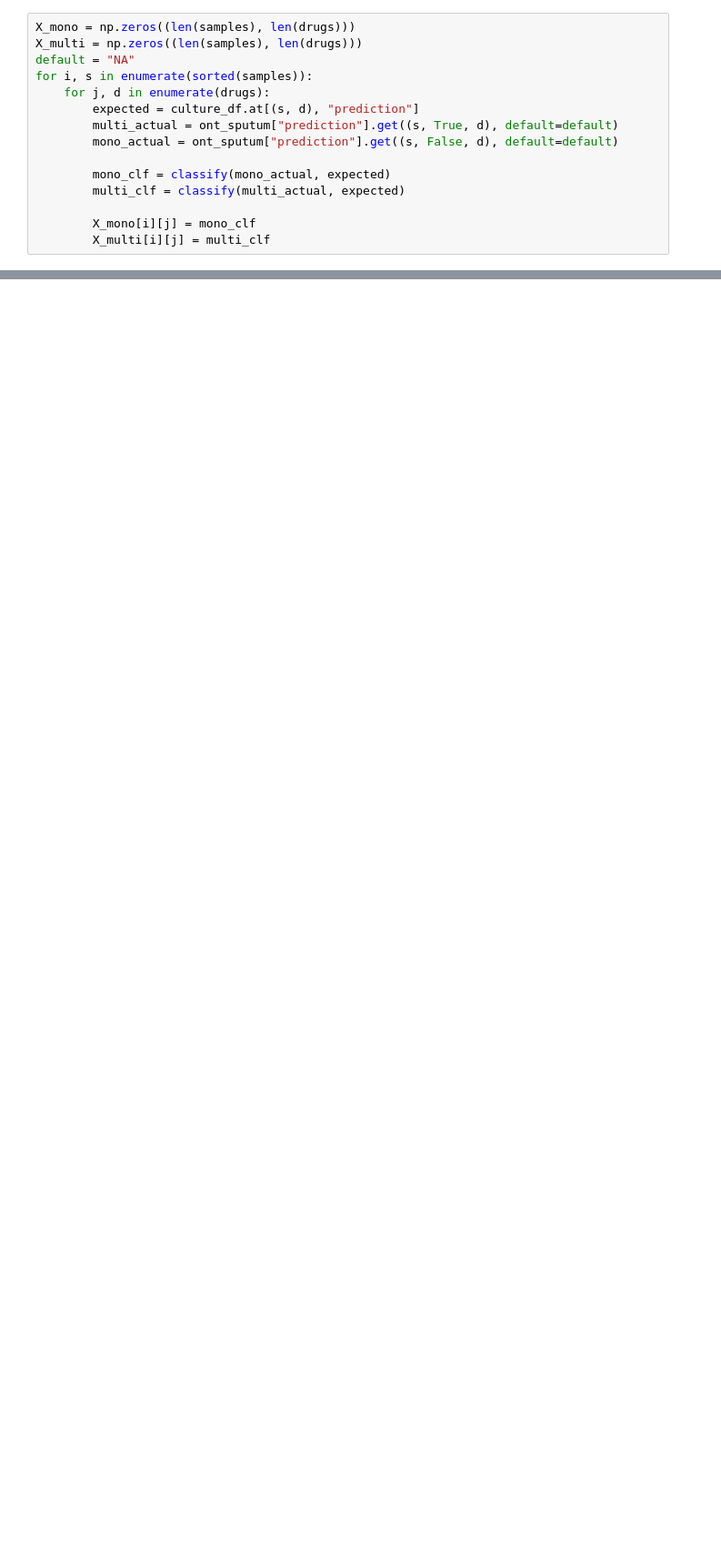
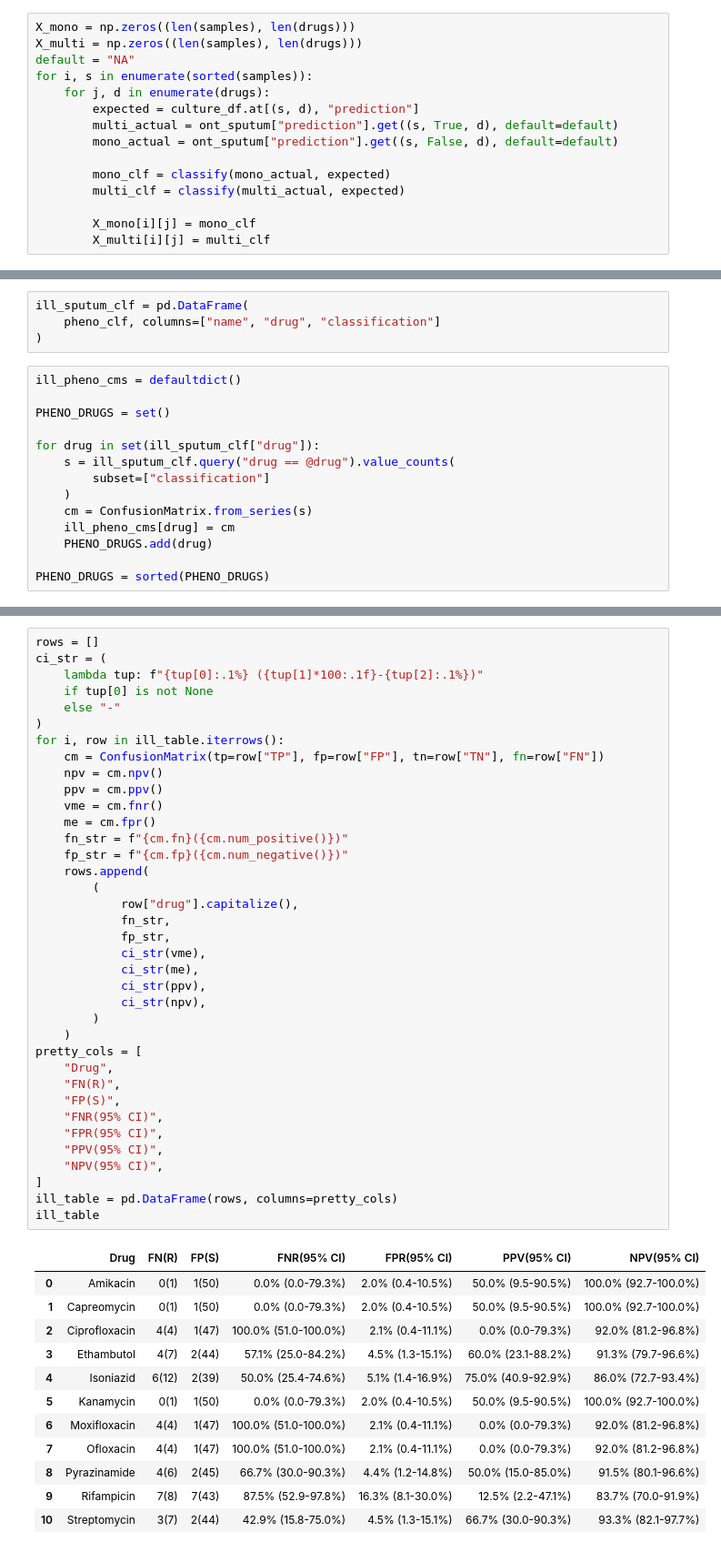
Before and after one commit to iqbal-lab-org/tb-sputum-project, a Jupyter notebook: workflow/notebooks/dst_eda.ipynb, the cells around one changed output, grey strips where cells are left out. Shown at 91% size. Saved outputs shown, nothing was run; the diff lists cells and outputs as text; blank space fills up the shorter version.

```diff
--- a/workflow/notebooks/dst_eda.ipynb
+++ b/workflow/notebooks/dst_eda.ipynb
@@ -326,0 +513,18 @@ plt.show()
+# %%
+ill_sputum_clf = pd.DataFrame(
+    pheno_clf, columns=["name", "drug", "classification"]
+)
+# %%
+ill_pheno_cms = defaultdict()
+
+PHENO_DRUGS = set()
+
+for drug in set(ill_sputum_clf["drug"]):
+    s = ill_sputum_clf.query("drug == @drug").value_counts(
+        subset=["classification"]
+    )
+    cm = ConfusionMatrix.from_series(s)
+    ill_pheno_cms[drug] = cm
+    PHENO_DRUGS.add(drug)
+
+PHENO_DRUGS = sorted(PHENO_DRUGS)
@@ -326,0 +575,50 @@ plt.show()
+# %%
+rows = []
+ci_str = (
+    lambda tup: f"{tup[0]:.1%} ({tup[1]*100:.1f}-{tup[2]:.1%})"
+    if tup[0] is not None
+    else "-"
+)
+for i, row in ill_table.iterrows():
+    cm = ConfusionMatrix(tp=row["TP"], fp=row["FP"], tn=row["TN"], fn=row["FN"])
+    npv = cm.npv()
+    ppv = cm.ppv()
+    vme = cm.fnr()
+    me = cm.fpr()
+    fn_str = f"{cm.fn}({cm.num_positive()})"
+    fp_str = f"{cm.fp}({cm.num_negative()})"
+    rows.append(
+        (
+            row["drug"].capitalize(),
+            fn_str,
+            fp_str,
+            ci_str(vme),
+            ci_str(me),
+            ci_str(ppv),
+            ci_str(npv),
+        )
+    )
+pretty_cols = [
+    "Drug",
+    "FN(R)",
+    "FP(S)",
+    "FNR(95% CI)",
+    "FPR(95% CI)",
+    "PPV(95% CI)",
+    "NPV(95% CI)",
+]
+ill_table = pd.DataFrame(rows, columns=pretty_cols)
+ill_table
+# %% [output]
+|  | Drug | FN(R) | FP(S) | FNR(95% CI) | FPR(95% CI) | PPV(95% CI) | NPV(95% CI) |
+| 0 | Amikacin | 0(1) | 1(50) | 0.0% (0.0-79.3%) | 2.0% (0.4-10.5%) | 50.0% (9.5-90.5%) | 100.0% (92.7-100.0%) |
+| 1 | Capreomycin | 0(1) | 1(50) | 0.0% (0.0-79.3%) | 2.0% (0.4-10.5%) | 50.0% (9.5-90.5%) | 100.0% (92.7-100.0%) |
+| 2 | Ciprofloxacin | 4(4) | 1(47) | 100.0% (51.0-100.0%) | 2.1% (0.4-11.1%) | 0.0% (0.0-79.3%) | 92.0% (81.2-96.8%) |
+| 3 | Ethambutol | 4(7) | 2(44) | 57.1% (25.0-84.2%) | 4.5% (1.3-15.1%) | 60.0% (23.1-88.2%) | 91.3% (79.7-96.6%) |
+| 4 | Isoniazid | 6(12) | 2(39) | 50.0% (25.4-74.6%) | 5.1% (1.4-16.9%) | 75.0% (40.9-92.9%) | 86.0% (72.7-93.4%) |
+| 5 | Kanamycin | 0(1) | 1(50) | 0.0% (0.0-79.3%) | 2.0% (0.4-10.5%) | 50.0% (9.5-90.5%) | 100.0% (92.7-100.0%) |
+| 6 | Moxifloxacin | 4(4) | 1(47) | 100.0% (51.0-100.0%) | 2.1% (0.4-11.1%) | 0.0% (0.0-79.3%) | 92.0% (81.2-96.8%) |
+| 7 | Ofloxacin | 4(4) | 1(47) | 100.0% (51.0-100.0%) | 2.1% (0.4-11.1%) | 0.0% (0.0-79.3%) | 92.0% (81.2-96.8%) |
+| 8 | Pyrazinamide | 4(6) | 2(45) | 66.7% (30.0-90.3%) | 4.4% (1.2-14.8%) | 50.0% (15.0-85.0%) | 91.5% (80.1-96.6%) |
+| 9 | Rifampicin | 7(8) | 7(43) | 87.5% (52.9-97.8%) | 16.3% (8.1-30.0%) | 12.5% (2.2-47.1%) | 83.7% (70.0-91.9%) |
+| 10 | Streptomycin | 3(7) | 2(44) | 42.9% (15.8-75.0%) | 4.5% (1.3-15.1%) | 66.7% (30.0-90.3%) | 93.3% (82.1-97.7%) |
```
Also changed, not shown: parts of 15 cells of this notebook.
